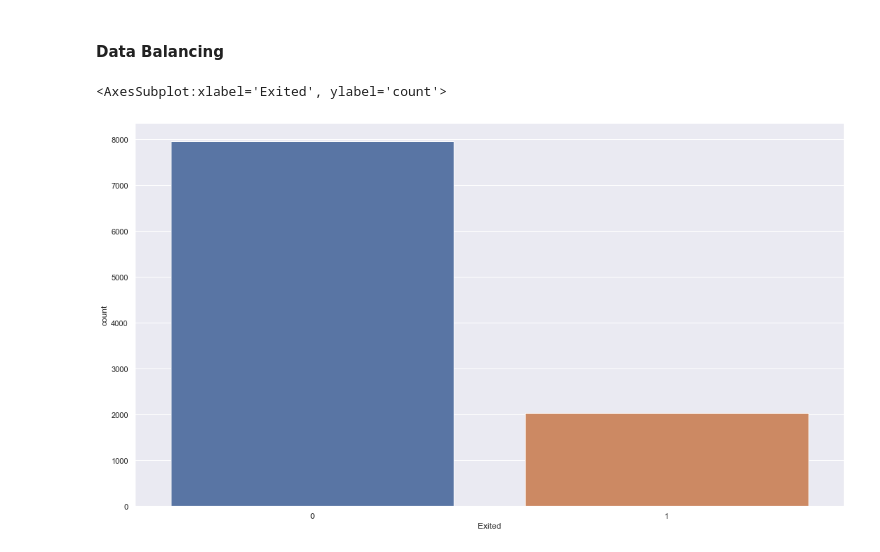
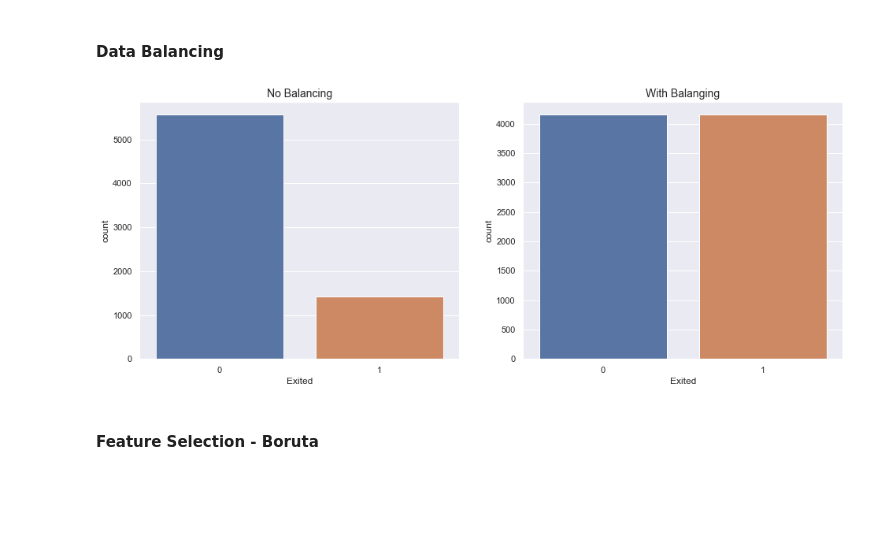
Before and after one commit to felipedmnq/churn-prediction, a Jupyter notebook: notebooks/C1_churn.ipynb, the cells around one changed output. Saved outputs shown, nothing was run; the diff lists cells and outputs as text; code cells hidden in the pictures; blank space fills up the shorter version.

Commit message:
done feature selection - boruta

```diff
--- a/notebooks/C1_churn.ipynb
+++ b/notebooks/C1_churn.ipynb
@@ -641,7 +668,2 @@ df4.hist(bins=70);
 # %% [markdown]
 #### Data Balancing
-# %%
-sns.countplot(x=df3['Exited'])
-# %% [output]
-<AxesSubplot:xlabel='Exited', ylabel='count'>
-[figure, removed]
@@ -649,0 +670,27 @@ sns.countplot(x=df3['Exited'])
+# %%
+# Split dataset into train and test
+
+X = df4.drop('Exited', axis = 1)
+y = df4['Exited']
+
+X_train_NB, X_test, y_train_NB, y_test = train_test_split(X, y, test_size=0.3, random_state=14, stratify=y)
+# %%
+# Apply SMOTE tomek links method - balancing.
+
+st = SMOTETomek(random_state=14, n_jobs=-1)
+
+X_train, y_train = st.fit_resample(X_train_NB, y_train_NB)
+# %%
+# Plot before and after balancing
+
+plt.figure(figsize=(16,6))
+
+plt.subplot(1,2,1)
+sns.countplot(x=y_train_NB).set_title('No Balancing', fontsize=14)
+
+plt.subplot(1,2,2)
+sns.countplot(x=y_train).set_title('With Balanging', fontsize=14);
+# %% [output]
+[figure, added]
+# %% [markdown]
+#### Feature Selection - Boruta
```
Also changed, not shown: parts of 10 cells of this notebook, 1 other file.
